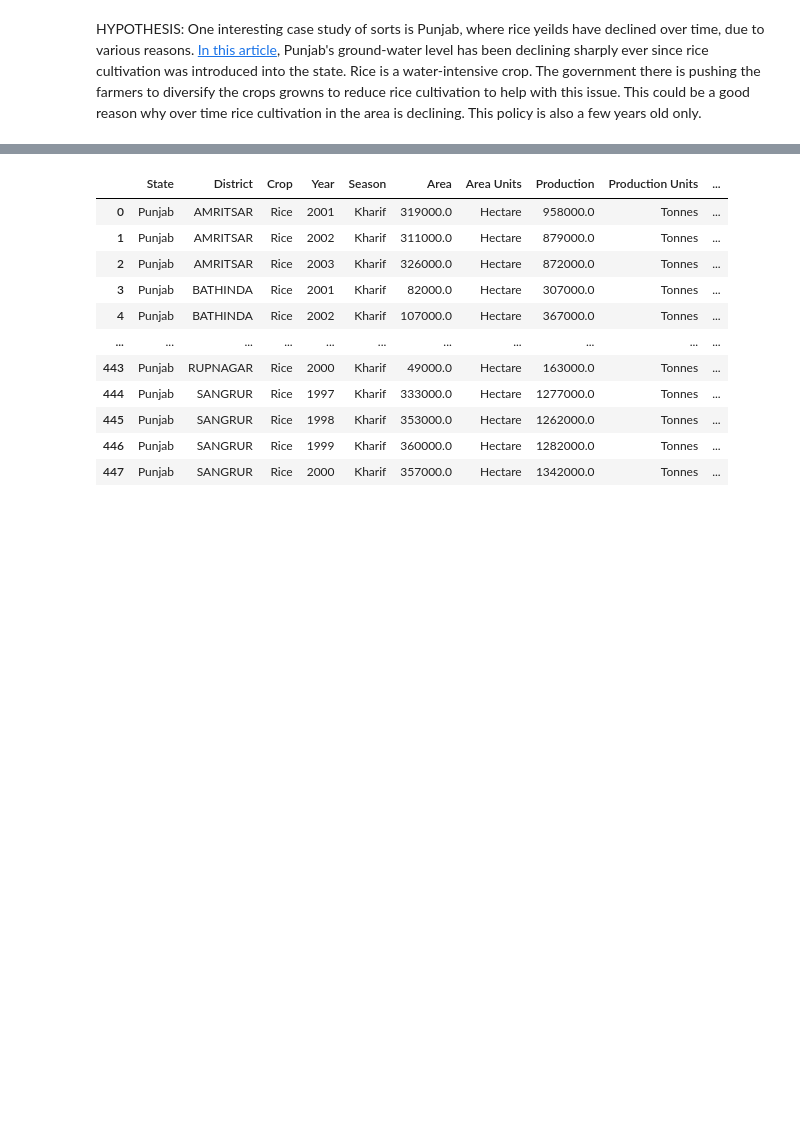
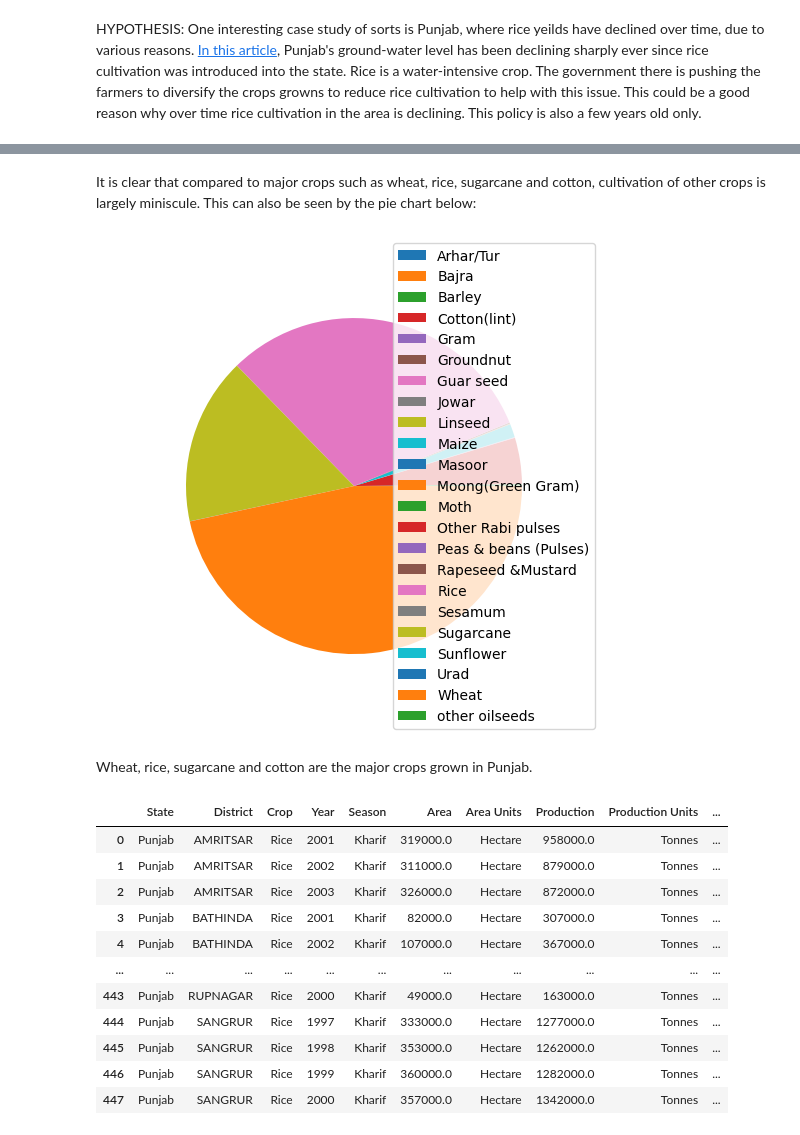
Before and after one commit to ananyatiwari14/DATAPROJECTFall2022, a Jupyter notebook: j33 finals.ipynb, the cells around one changed output, grey strips where cells are left out. Cells and saved outputs as stored; diff of their text form; code cells hidden in the pictures; blank space fills up the shorter version.

```diff
--- a/j33 finals.ipynb
+++ b/j33 finals.ipynb
@@ -214,3 +214,6 @@ production_all[
 ## Rice production in Punjab
 # %% [markdown]
 HYPOTHESIS: One interesting case study of sorts is Punjab, where rice yeilds have declined over time, due to various reasons. [In this article](https://drive.google.com/file/d/1WW44UyHMZjKfRrE0lnKlMPbwW_CWhI3-/view?usp=share_link), Punjab's ground-water level has been declining sharply ever since rice cultivation was introduced into the state. Rice is a water-intensive crop. The government there is pushing the farmers to diversify the crops growns to reduce rice cultivation to help with this issue. This could be a good reason why over time rice cultivation in the area is declining. This policy is also a few years old only.
+# %%
+df_pj  =  df[(df['State'] == 'Punjab')].reset_index(drop=True)
+df_pj
@@ -216,0 +234,4 @@ HYPOTHESIS: One interesting case study of sorts is Punjab, where rice yeilds hav
+# %%
+##Calculating the total production of various crops in Punjab since 1997, in tonnes.
+punjab_crop_pro = df_pj.groupby(['Crop']).sum()[['Production']].reset_index()
+punjab_crop_pro
@@ -216,0 +290,4 @@ HYPOTHESIS: One interesting case study of sorts is Punjab, where rice yeilds hav
+# %%
+##Converting the columns to lists.
+crops_name = punjab_crop_pro.Crop.to_list()
+crops_name
@@ -216,0 +399,9 @@ HYPOTHESIS: One interesting case study of sorts is Punjab, where rice yeilds hav
+# %%
+## Defining a function to calculate each crop percentage of total crop production over the years
+percentlist = []
+def percentile(x):
+    for i in x, range (0, 22):
+        croppercent = (i/sumproduction) * 100
+        percentlist.extend(croppercent)
+
+percentile(crops_production_total)
@@ -217,3 +466,15 @@ HYPOTHESIS: One interesting case study of sorts is Punjab, where rice yeilds hav
+# %% [markdown]
+It is clear that compared to major crops such as wheat, rice, sugarcane and cotton, cultivation of other crops is largely miniscule. This can also be seen by the pie chart below:
+# %%
+##Using matplotlib to create a pie chart to show the same distribution of percentage
+plt.pie(percentlist)
+plt.axis('equal')
+plt.legend(crops_name, loc = 5)
+plt.show()
+# %% [output]
+[figure, added]
+# %% [markdown]
+Wheat, rice, sugarcane and cotton are the major crops grown in Punjab.
 # %%
 df_pj_rice =  df[(df['State'] == 'Punjab') & (df['Crop'] == 'Rice')].reset_index(drop=True)
 df_pj_rice
```
Also changed, not shown: parts of 20 cells of this notebook, 6 other files.
